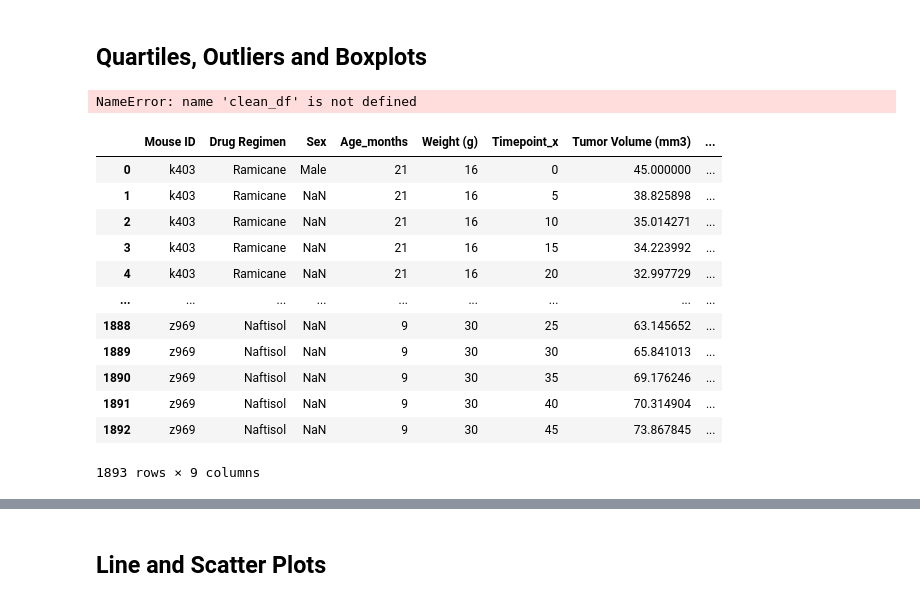
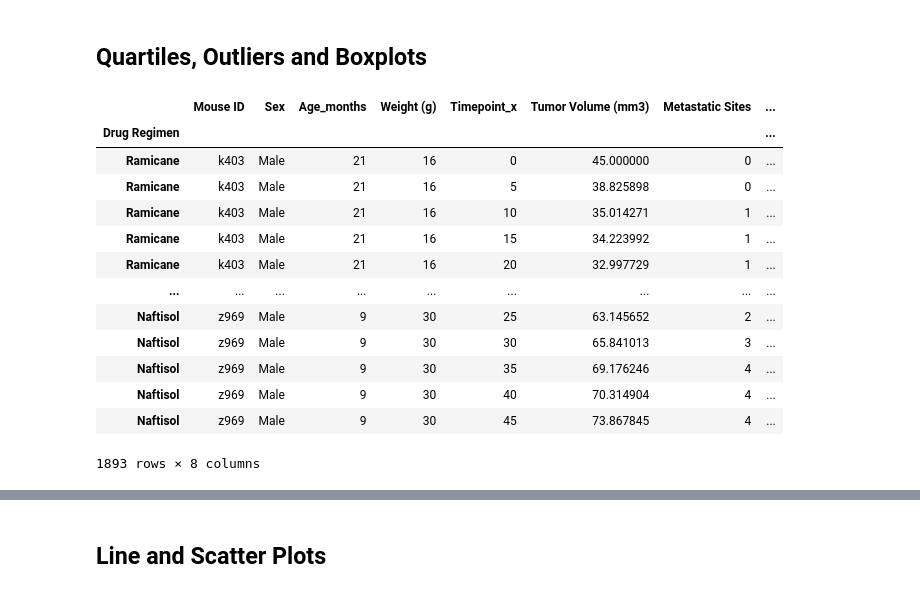
Before and after one commit to kaylajgranados/Pharmaceutical-Treatment-Testing, a Jupyter notebook: pymaceuticals.ipynb, the cells around one changed output, grey strips where cells are left out. Drawn from its saved outputs; the diff is of its cells as text; code cells hidden in the pictures.

```diff
--- a/pymaceuticals.ipynb
+++ b/pymaceuticals.ipynb
@@ -219,32 +220,28 @@ plt.show()
 # %%
 # Calculate the final tumor volume of each mouse across four of the treatment regimens: Capomulin, Ramicane, Infubinol, and Ceftamin
 
 #Group by drug regimen
-adjusted_mouse_data = clean_df.groupby("Mouse ID")["Timepoint"].max()
+adjusted_mouse_data = mouse_study_complete.groupby("Mouse ID")["Timepoint"].max()
 
-#Rename this dataframe
-#Merge this group df with the original dataframe to get the tumor volume at the last timepoint
-grouped_mouse_data = pd.merge(clean_df,adjusted_mouse_data,on=["Mouse ID"])
+#Merge thed grouped df with the original dataframe to get the tumor volume at the last timepoint
+grouped_mouse_data = pd.merge(mouse_study_complete,adjusted_mouse_data,on=["Mouse ID"])
 
 #Reset the index
 setting_index = grouped_mouse_data.set_index("Drug Regimen")
 setting_index
 # %% [output]
+|  | Mouse ID | Sex | Age_months | Weight (g) | Timepoint_x | Tumor Volume (mm3) | Metastatic Sites | ... |
+| Drug Regimen |  |  |  |  |  |  |  | ... |
+| Ramicane | k403 | Male | 21 | 16 | 0 | 45.000000 | 0 | ... |
+| Ramicane | k403 | Male | 21 | 16 | 5 | 38.825898 | 0 | ... |
+| Ramicane | k403 | Male | 21 | 16 | 10 | 35.014271 | 1 | ... |
+| Ramicane | k403 | Male | 21 | 16 | 15 | 34.223992 | 1 | ... |
+| Ramicane | k403 | Male | 21 | 16 | 20 | 32.997729 | 1 | ... |
+| ... | ... | ... | ... | ... | ... | ... | ... | ... |
+| Naftisol | z969 | Male | 9 | 30 | 25 | 63.145652 | 2 | ... |
+| Naftisol | z969 | Male | 9 | 30 | 30 | 65.841013 | 3 | ... |
+| Naftisol | z969 | Male | 9 | 30 | 35 | 69.176246 | 4 | ... |
+| Naftisol | z969 | Male | 9 | 30 | 40 | 70.314904 | 4 | ... |
+| Naftisol | z969 | Male | 9 | 30 | 45 | 73.867845 | 4 | ... |
-NameError: name 'clean_df' is not defined
+1893 rows × 8 columns
-# %%
-grouped_mouse_data
-# %% [output]
-|  | Mouse ID | Drug Regimen | Sex | Age_months | Weight (g) | Timepoint_x | Tumor Volume (mm3) | ... |
-| 0 | k403 | Ramicane | Male | 21 | 16 | 0 | 45.000000 | ... |
-| 1 | k403 | Ramicane | NaN | 21 | 16 | 5 | 38.825898 | ... |
-| 2 | k403 | Ramicane | NaN | 21 | 16 | 10 | 35.014271 | ... |
-| 3 | k403 | Ramicane | NaN | 21 | 16 | 15 | 34.223992 | ... |
-| 4 | k403 | Ramicane | NaN | 21 | 16 | 20 | 32.997729 | ... |
-| ... | ... | ... | ... | ... | ... | ... | ... | ... |
-| 1888 | z969 | Naftisol | NaN | 9 | 30 | 25 | 63.145652 | ... |
-| 1889 | z969 | Naftisol | NaN | 9 | 30 | 30 | 65.841013 | ... |
-| 1890 | z969 | Naftisol | NaN | 9 | 30 | 35 | 69.176246 | ... |
-| 1891 | z969 | Naftisol | NaN | 9 | 30 | 40 | 70.314904 | ... |
-| 1892 | z969 | Naftisol | NaN | 9 | 30 | 45 | 73.867845 | ... |
-1893 rows × 9 columns
 # %%
```
Also changed, not shown: parts of 7 cells of this notebook.
